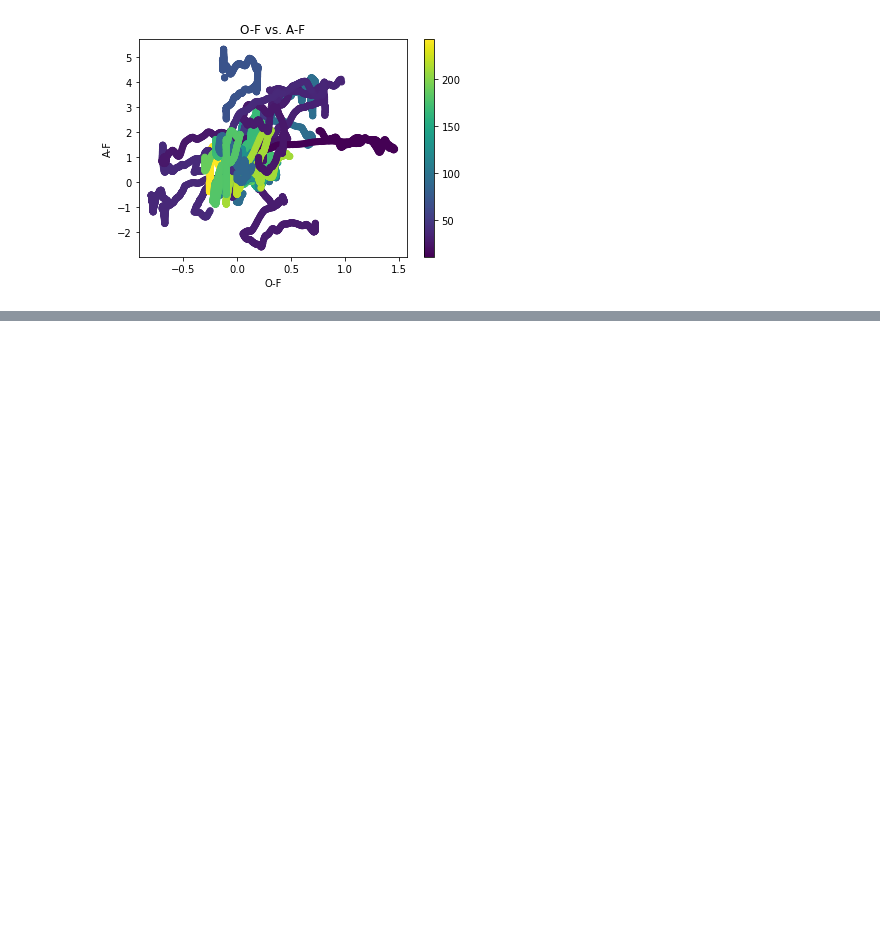
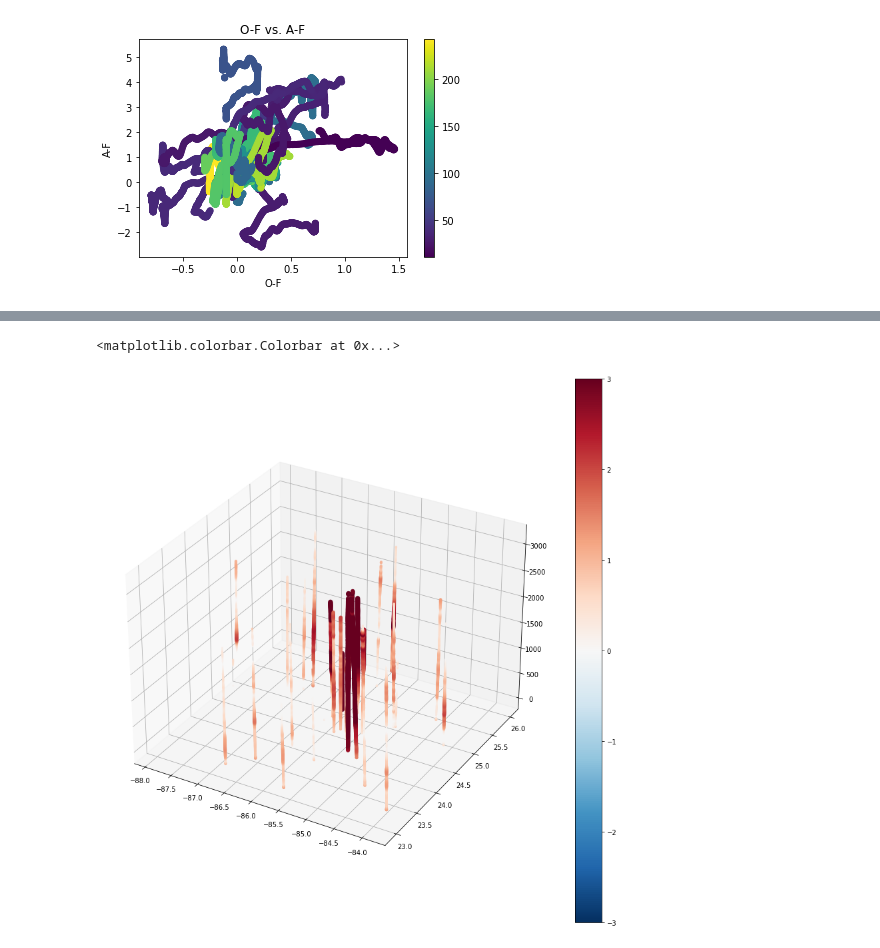
Before and after one commit to MPOcanes/MPO624_2022, a Jupyter notebook: Notebooks/HRD_dropsondes_onGFS.ipynb, the cells around one changed output, grey strips where cells are left out. Drawn from its saved outputs; the diff is of its cells as text; code cells hidden in the pictures; blank space fills up the shorter version.

```diff
--- a/Notebooks/HRD_dropsondes_onGFS.ipynb
+++ b/Notebooks/HRD_dropsondes_onGFS.ipynb
@@ -373,0 +391,9 @@ plt.set_xlim=[-5,5] # why doesn't this work
+# %%
+fig = plt.figure(figsize=(15,15))
+ax = plt.axes(projection='3d')
+dots = ax.scatter3D(alldrops.LON,alldrops.LAT,alldrops.Z_m, vmin=-3,vmax=3,
+                    c=O_F, s=O_F*10, cmap='RdBu_r')
+plt.colorbar(dots)
+# %% [output]
+<matplotlib.colorbar.Colorbar at 0x...>
+[figure, added]
```
Also changed, not shown: parts of 3 cells of this notebook.
